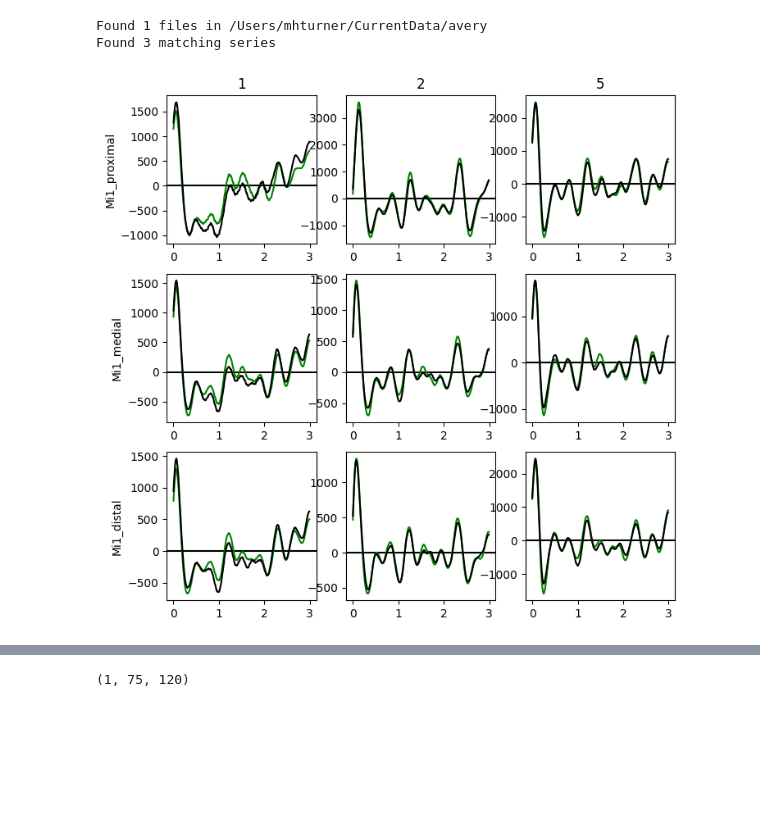
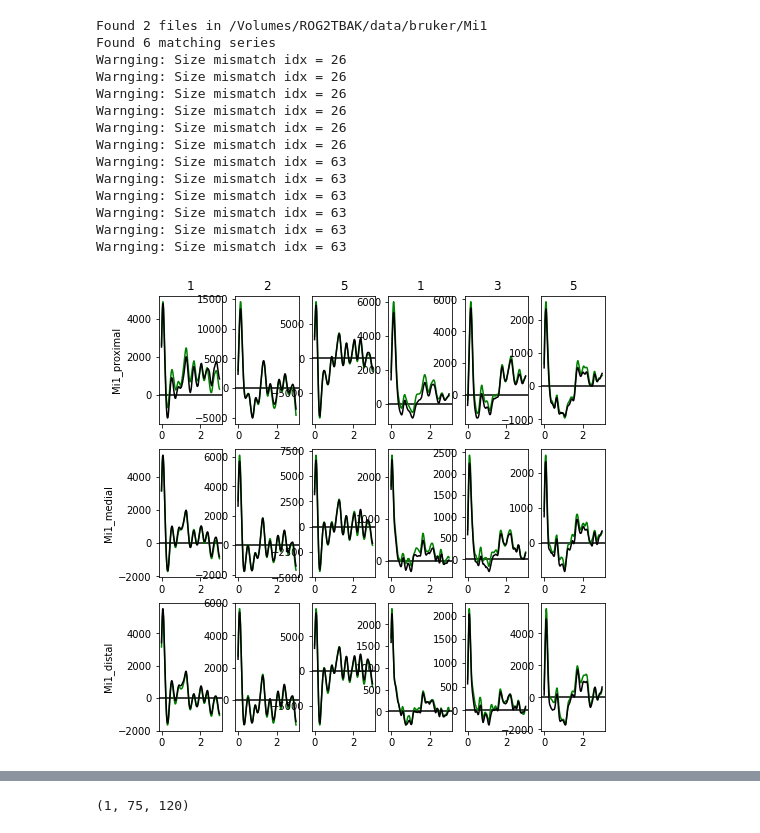
Before and after one commit to Biofall/two_photon_analysis, a Jupyter notebook: notebooks/noise_analysis_mht.ipynb, the cells around one changed output, grey strips where cells are left out. Cells and saved outputs as stored; diff of their text form; code cells hidden in the pictures; blank space fills up the shorter version.

```diff
--- a/notebooks/noise_analysis_mht.ipynb
+++ b/notebooks/noise_analysis_mht.ipynb
@@ -18,7 +18,7 @@ def getFilter(ID, epoch_inds, stimulus_start_times, filter_length, ideal_frame_r
   stim_frames = ID.getRunParameters('stim_time') * ideal_frame_rate
 
   # TMP
-  stim_frames = int(stim_frames / 3)
+  #stim_frames = int(stim_frames / 3)
   # TMP
 
   # frame flip times in a stimulus presentation:
@@ -59,7 +59,7 @@ def getFilter(ID, epoch_inds, stimulus_start_times, filter_length, ideal_frame_r
 
   return filter_time, filter_mean
 # %%
-experiment_file_directory = '/Users/mhturner/CurrentData/avery'
+experiment_file_directory = '/Volumes/ROG2TBAK/data/bruker/Mi1'
 
 ideal_frame_rate = 120 # Hz
 filter_length = 3 # sec
@@ -88,7 +88,7 @@ for s_ind, series in enumerate(matching_series):
 
   for r_ind, roi_name in enumerate(roi_names):
     # Get roi data
-    roi_data = ID.getRoiResponses(roi_name, return_erm=False)
+    roi_data = ID.getRoiResponses(roi_name)#, return_erm=False)
     # Single roi set, single roi
     roi_ind = 0
     response_trace = roi_data.get('roi_response')[roi_ind][0, :]
@@ -118,33 +118,45 @@ for s_ind, series in enumerate(matching_series):
                                                             ID,
                                                             query={'opto_stim': False},
                                                             return_inds=True)
     filter_time, filter_nopto = getFilter(ID,
                                           epoch_inds=nopto_inds,
                                           stimulus_start_times=stimulus_start_times,
                                           filter_length=filter_length,
                                           ideal_frame_rate=ideal_frame_rate)
 
     ax1[r_ind, s_ind].axhline(y=0, color='k')
     ax1[r_ind, s_ind].plot(filter_time, filter_opto, 'g')
     ax1[r_ind, s_ind].plot(filter_time, filter_nopto, 'k')
     if s_ind == 0:
       ax1[r_ind, s_ind].set_ylabel(roi_name)
     if r_ind == 0:
       ax1[r_ind, s_ind].set_title(series['series'])
 
     diff = opto_trials - nopto_trials  # difference of subsequent trials (same seed)
     ax[r_ind].axhline(y=0, color='k', alpha=0.5)
     ax[r_ind].axvline(x=2+0.5, color='g')
     ax[r_ind].fill_betweenx(y=[np.mean(diff, axis=(0, 1)).max(), np.mean(diff, axis=(0, 1)).min()],
                             x1=0,
                             x2=1,
                             color='r')
     # Plot mean across all (paired) trial differences
     ax[r_ind].plot(time_vec, np.mean(diff, axis=(0, 1)), 'k')
     ax[r_ind].set_ylabel('Opto - Nopto')
 
     ax[r_ind].set_title(roi_name)
 # %% [output]
-Found 1 files in /Users/mhturner/CurrentData/avery
-Found 3 matching series
+Found 2 files in /Volumes/ROG2TBAK/data/bruker/Mi1
+Found 6 matching series
+Warnging: Size mismatch idx = 26
+Warnging: Size mismatch idx = 26
+Warnging: Size mismatch idx = 26
+Warnging: Size mismatch idx = 26
+Warnging: Size mismatch idx = 26
+Warnging: Size mismatch idx = 26
+Warnging: Size mismatch idx = 63
+Warnging: Size mismatch idx = 63
+Warnging: Size mismatch idx = 63
+Warnging: Size mismatch idx = 63
+Warnging: Size mismatch idx = 63
+Warnging: Size mismatch idx = 63
-[figure, old version]
+[figure, new version]
```
Also changed, not shown: parts of 1 cell of this notebook.
